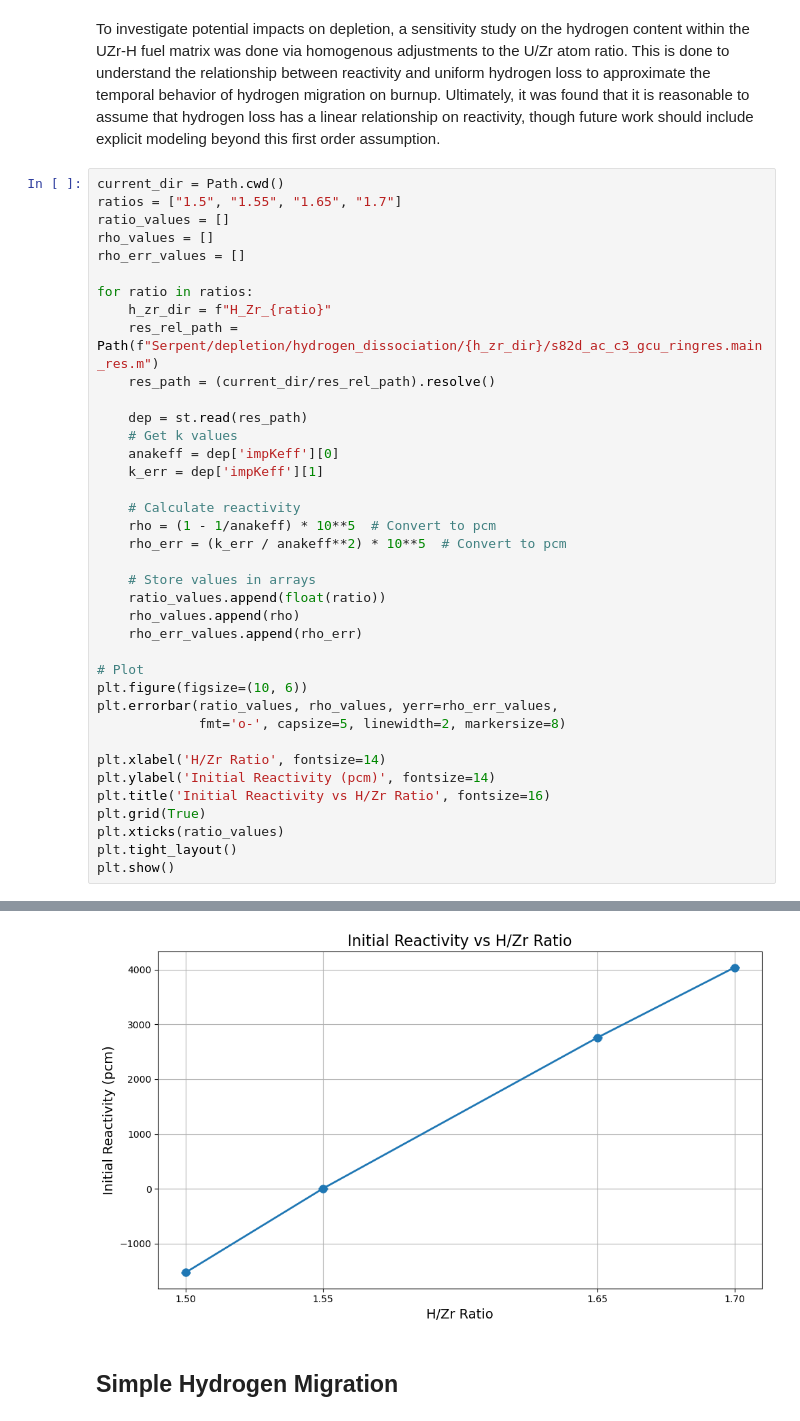
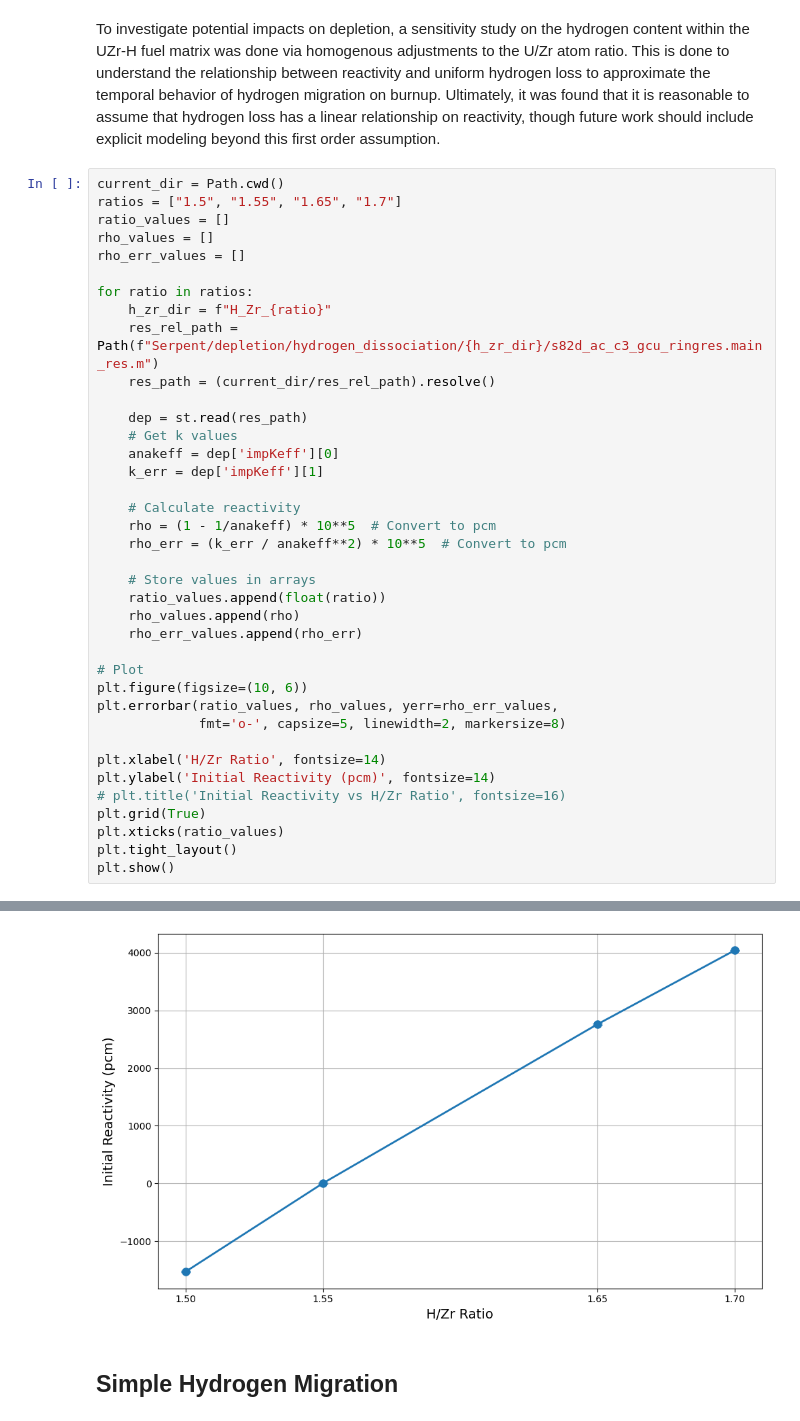
Before and after one commit to CORE-GATECH-GROUP/SNAP-REACTORS, a Jupyter notebook: snapReactors/reactor_models/Wet_Experiment_Models/analysis.ipynb, the cells around one changed output, grey strips where cells are left out. Drawn from its saved outputs; the diff is of its cells as text.

```diff
--- a/snapReactors/reactor_models/Wet_Experiment_Models/analysis.ipynb
+++ b/snapReactors/reactor_models/Wet_Experiment_Models/analysis.ipynb
@@ -175,7 +184,7 @@ plt.errorbar(ratio_values, rho_values, yerr=rho_err_values,
 
 plt.xlabel('H/Zr Ratio', fontsize=14)
 plt.ylabel('Initial Reactivity (pcm)', fontsize=14)
-plt.title('Initial Reactivity vs H/Zr Ratio', fontsize=16)
+# plt.title('Initial Reactivity vs H/Zr Ratio', fontsize=16)
 plt.grid(True)
 plt.xticks(ratio_values)
 plt.tight_layout()
@@ -192,4 +193,4 @@ SERPENT Serpent 2.2.1 found in /home/garcsamu/Serpent/SNAP-REACTORS-PRIVATE/snap
-[figure, old version]
+[figure, new version]
 # %% [markdown]
 ## Simple Hydrogen Migration
 # %% [markdown]
```
Also changed, not shown: parts of 11 cells of this notebook, 45 other files.
